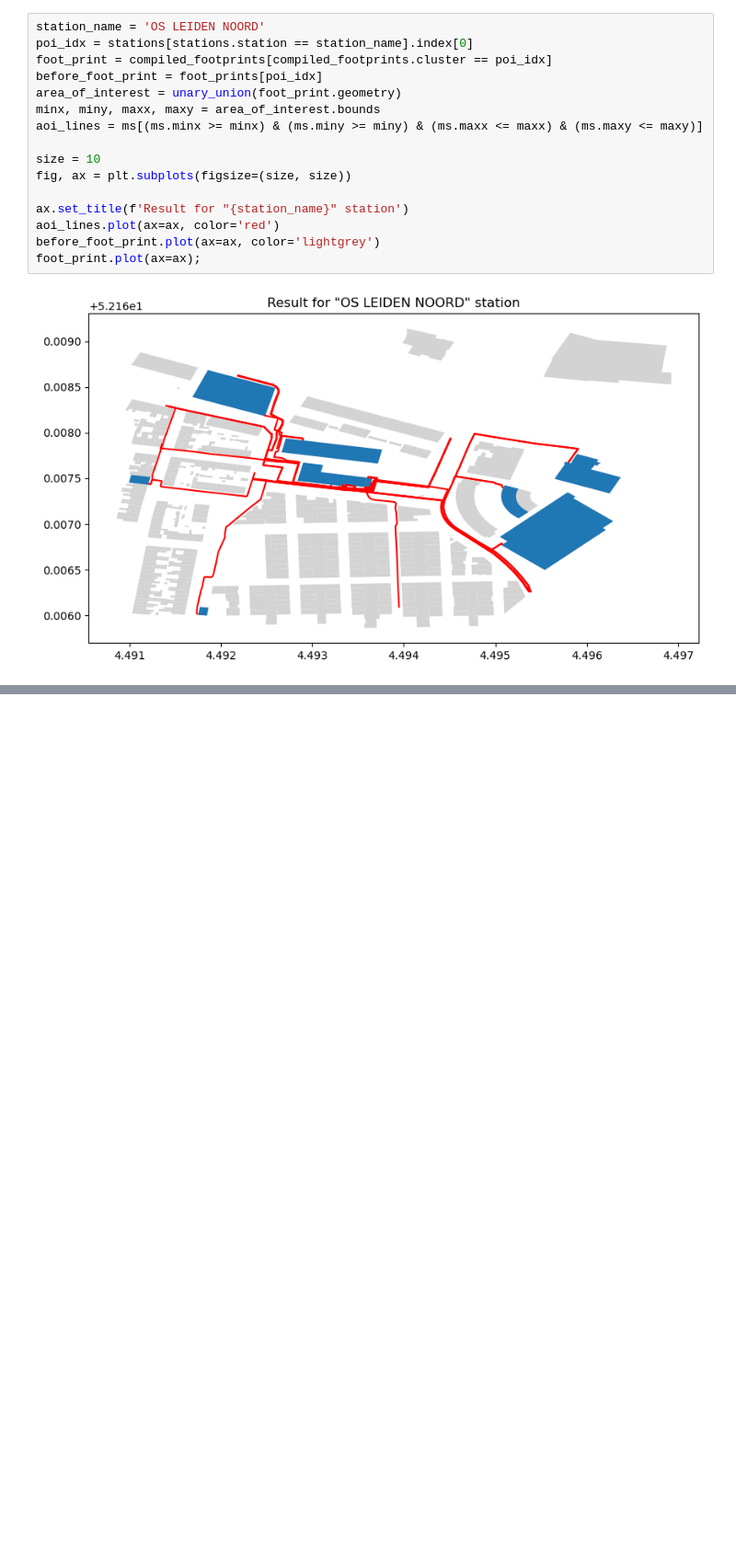
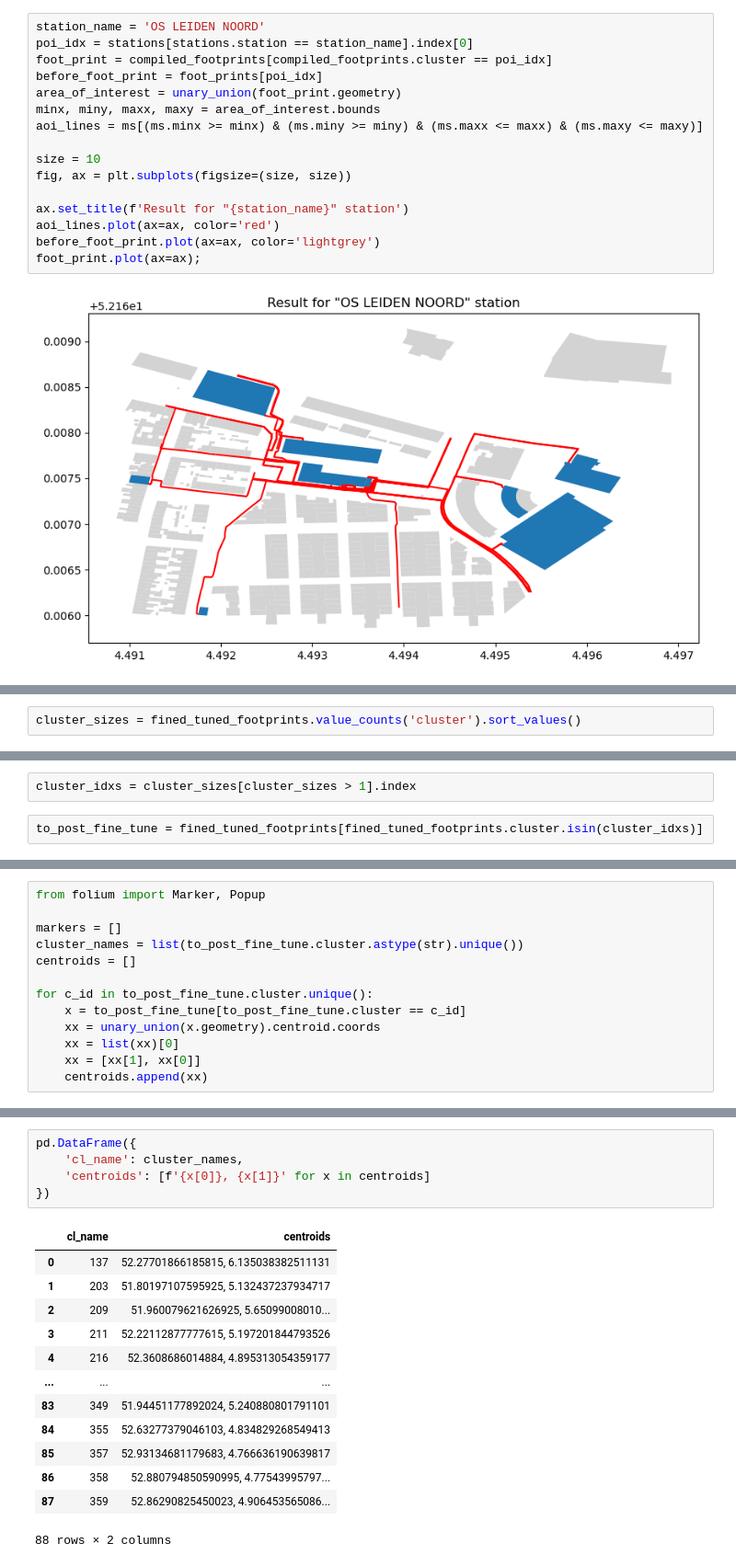
Before and after one commit to ciCciC/GeoGrids, a Jupyter notebook: notebooks/grid_reconstruction/compiling_footprint.ipynb, the cells around one changed output, grey strips where cells are left out. Shown at 92% size. Cells and saved outputs as stored; diff of their text form; blank space fills up the shorter version.

```diff
--- a/notebooks/grid_reconstruction/compiling_footprint.ipynb
+++ b/notebooks/grid_reconstruction/compiling_footprint.ipynb
@@ -185,0 +278,2 @@ Next: manual fine-tuning which can be applied with ease since the rectangles ret
+# %%
+cluster_sizes = fined_tuned_footprints.value_counts('cluster').sort_values()
@@ -185,0 +282,4 @@ Next: manual fine-tuning which can be applied with ease since the rectangles ret
+# %%
+cluster_idxs = cluster_sizes[cluster_sizes > 1].index
+# %%
+to_post_fine_tune = fined_tuned_footprints[fined_tuned_footprints.cluster.isin(cluster_idxs)]
@@ -185,0 +291,13 @@ Next: manual fine-tuning which can be applied with ease since the rectangles ret
+# %%
+from folium import Marker, Popup
+
+markers = []
+cluster_names = list(to_post_fine_tune.cluster.astype(str).unique())
+centroids = []
+
+for c_id in to_post_fine_tune.cluster.unique():
+    x = to_post_fine_tune[to_post_fine_tune.cluster == c_id]
+    xx = unary_union(x.geometry).centroid.coords
+    xx = list(xx)[0]
+    xx = [xx[1], xx[0]]
+    centroids.append(xx)
@@ -185,0 +323,19 @@ Next: manual fine-tuning which can be applied with ease since the rectangles ret
+# %%
+pd.DataFrame({
+    'cl_name': cluster_names,
+    'centroids': [f'{x[0]}, {x[1]}' for x in centroids]
+})
+# %% [output]
+|  | cl_name | centroids |
+| 0 | 137 | 52.27701866185815, 6.135038382511131 |
+| 1 | 203 | 51.80197107595925, 5.132437237934717 |
+| 2 | 209 | 51.960079621626925, 5.65099008010... |
+| 3 | 211 | 52.22112877777615, 5.197201844793526 |
+| 4 | 216 | 52.3608686014884, 4.895313054359177 |
+| ... | ... | ... |
+| 83 | 349 | 51.94451177892024, 5.240880801791101 |
+| 84 | 355 | 52.63277379046103, 4.834829268549413 |
+| 85 | 357 | 52.93134681179683, 4.766636190639817 |
+| 86 | 358 | 52.880794850590995, 4.77543995797... |
+| 87 | 359 | 52.86290825450023, 4.906453565086... |
+88 rows × 2 columns
```
Also changed, not shown: parts of 30 cells of this notebook, 6 other files.
